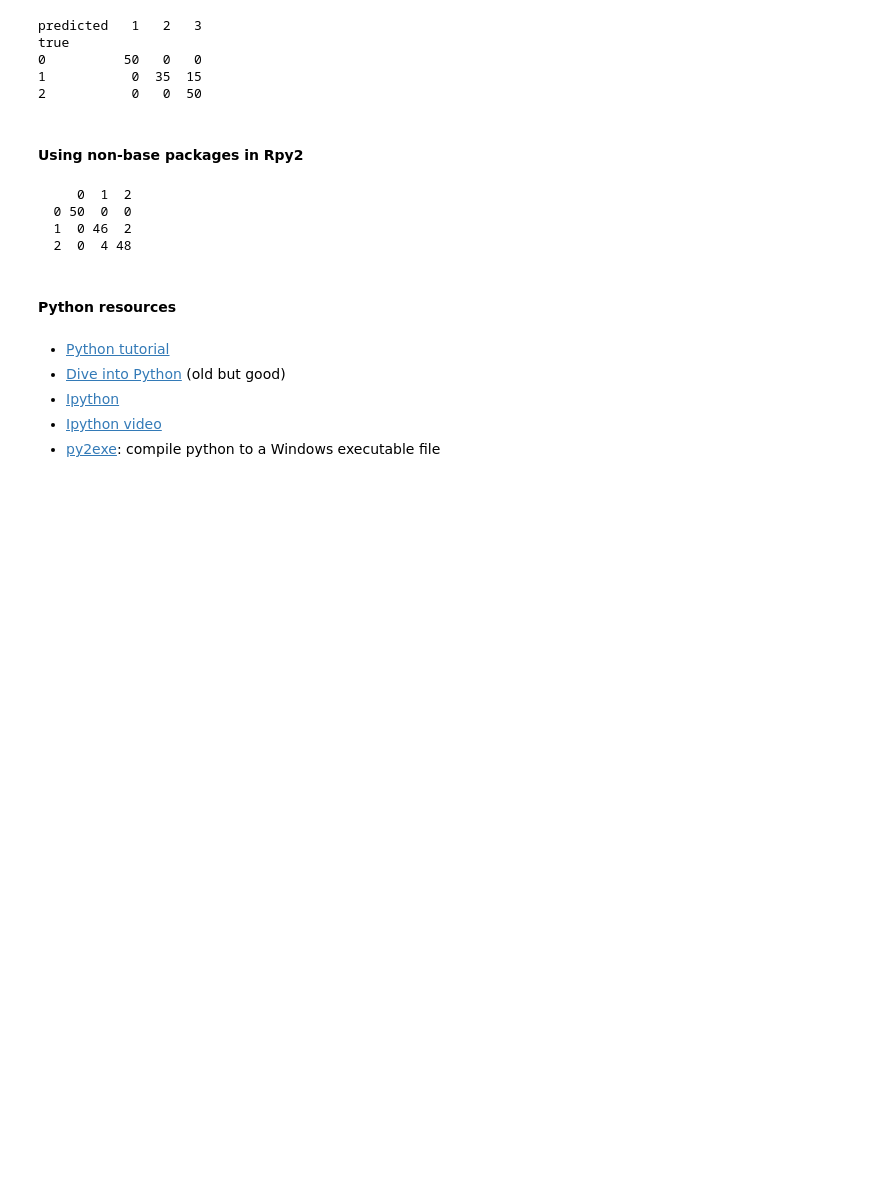
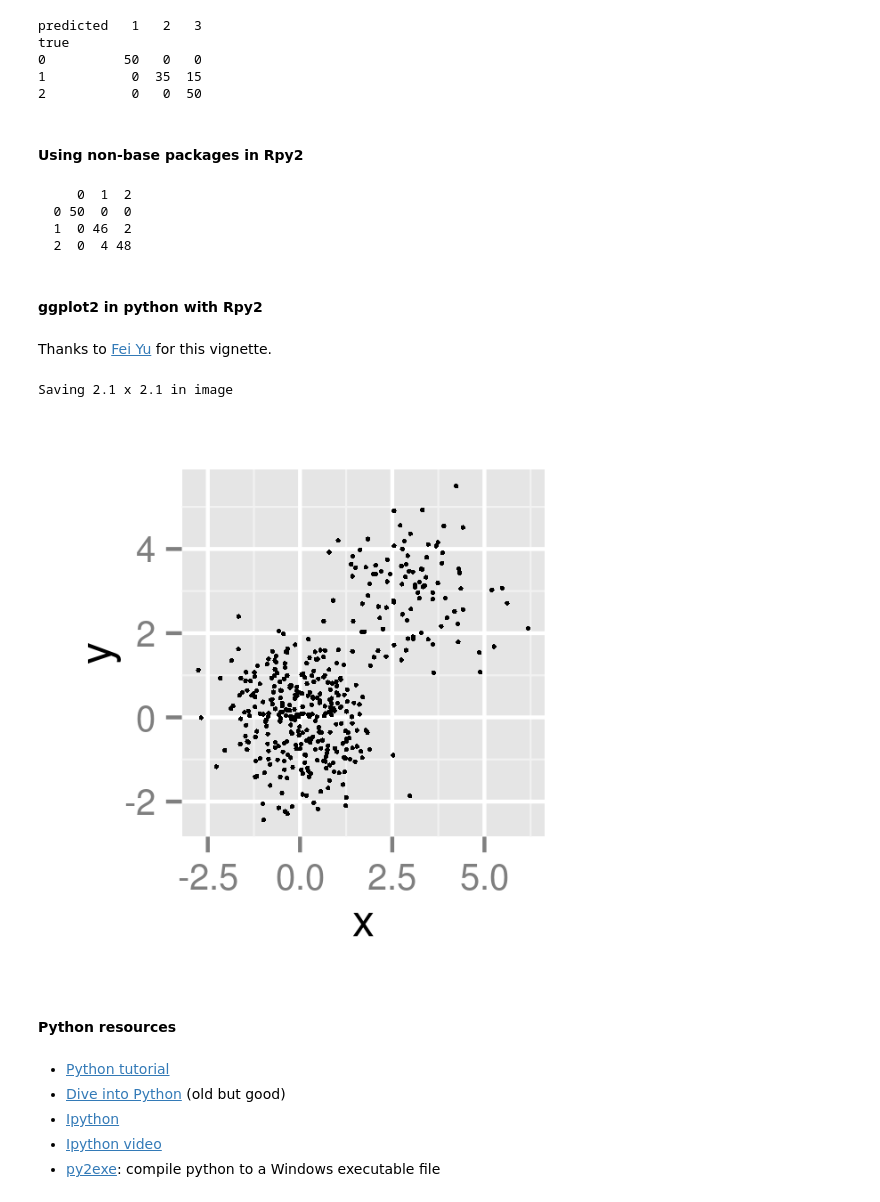
Before and after one commit to bpkent/public_talks, a Jupyter notebook: statBytes-python.ipynb, the cells around one changed output. Saved outputs shown, nothing was run; the diff lists cells and outputs as text; code cells hidden in the pictures; blank space fills up the shorter version.

Commit message:
Added Fei's ggplot2 vignette to the ipython notebook.

```diff
--- a/statBytes-python.ipynb
+++ b/statBytes-python.ipynb
@@ -263,6 +263,31 @@ print r.table(yhat, Yr)
   0 50  0  0
   1  0 46  2
   2  0  4 48
+# %% [markdown]
+#### ggplot2 in python with Rpy2
+# %% [markdown]
+Thanks to [Fei Yu](http://www.thefeiyu.com/) for this vignette.
+# %%
+import rpy2.robjects as robjects
+from rpy2.robjects.packages import importr
+
+r = robjects.r
+r.library("ggplot2")
+rnorm = r["rnorm"]
+
+dtf = robjects.DataFrame({'x': rnorm(300, mean=0) + rnorm(100, mean=3),
+                          'y': rnorm(300, mean=0) + rnorm(100, mean=3)})
+robjects.globalenv['dtf'] = dtf    # assign to R's environment
+r("gp = ggplot(dtf, aes(x, y))")
+r("pp = gp + geom_point(size=0.6)")
+# r("plot(pp)")    # I can't get this to work on my system, but saving the plot is just as good.
+r("ggsave(filename='test.png', plot=pp, scale=0.3)")
+
+from IPython.core.display import Image
+Image(filename='test.png')
+# %% [output]
+Saving 2.1 x 2.1 in image
+[figure, added]
 # %% [markdown]
 #### Python resources
 # %% [markdown]
```
Also changed, not shown: parts of 4 cells of this notebook, 2 other files.
